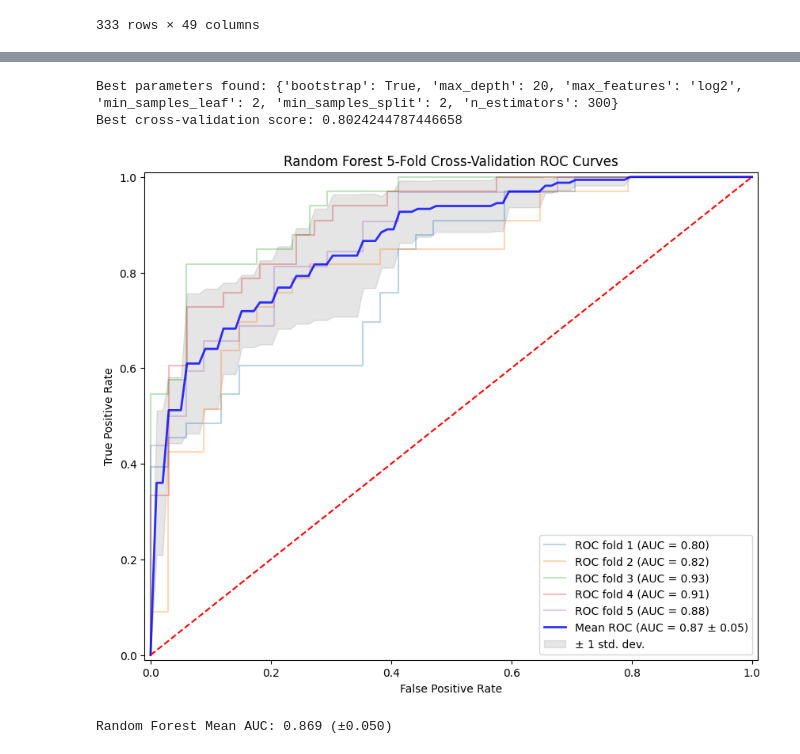
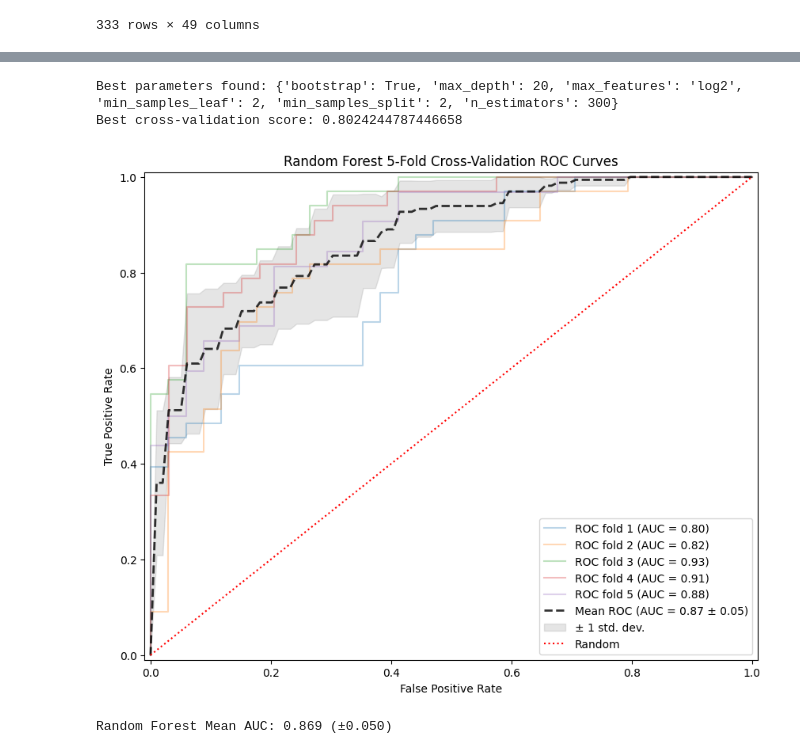
Before and after one commit to Wenshu-Zhang/BENG203_Final_Project, a Jupyter notebook: random_forest.ipynb, the cells around one changed output, grey strips where cells are left out. Drawn from its saved outputs; the diff is of its cells as text; code cells hidden in the pictures.

```diff
--- a/random_forest.ipynb
+++ b/random_forest.ipynb
@@ -197,34 +197,34 @@ for fold, (train_idx, test_idx) in enumerate(cv.split(X, y)):
     tprs[-1][0] = 0.0
     roc_auc = auc(fpr, tpr)
     aucs.append(roc_auc)
 
     plt.plot(fpr, tpr, alpha=0.3, label=f'ROC fold {fold+1} (AUC = {roc_auc:.2f})')
 
 mean_tpr = np.mean(tprs, axis=0)
 mean_auc = auc(mean_fpr, mean_tpr)
 std_auc = np.std(aucs)
-plt.plot(mean_fpr, mean_tpr, 'b-',
+plt.plot(mean_fpr, mean_tpr, color='black', linestyle='--',
          label=f'Mean ROC (AUC = {mean_auc:.2f} ± {std_auc:.2f})',
          lw=2, alpha=0.8)
 
 std_tpr = np.std(tprs, axis=0)
 tprs_upper = np.minimum(mean_tpr + std_tpr, 1)
 tprs_lower = np.maximum(mean_tpr - std_tpr, 0)
 plt.fill_between(mean_fpr, tprs_lower, tprs_upper, color='grey', alpha=.2,
                  label=r'± 1 std. dev.')
 
-plt.plot([0, 1], [0, 1], 'r--')
+plt.plot([0, 1], [0, 1], linestyle=':', color='red', label='Random', lw=1.5)
 plt.xlim([-0.01, 1.01])
 plt.ylim([-0.01, 1.01])
 plt.xlabel('False Positive Rate')
 plt.ylabel('True Positive Rate')
 plt.title('Random Forest 5-Fold Cross-Validation ROC Curves')
 plt.legend(loc="lower right")
 plt.show()
 
 print(f'\nRandom Forest Mean AUC: {mean_auc:.3f} (±{std_auc:.3f})')
 # %% [output]
 Best parameters found: {'bootstrap': True, 'max_depth': 20, 'max_features': 'log2', 'min_samples_leaf': 2, 'min_samples_split': 2, 'n_estimators': 300}
 Best cross-validation score: 0.8024244787446658
-[figure, old version]
+[figure, new version]
 Random Forest Mean AUC: 0.869 (±0.050)
```
Also changed, not shown: parts of 4 cells of this notebook, 1 other file.
